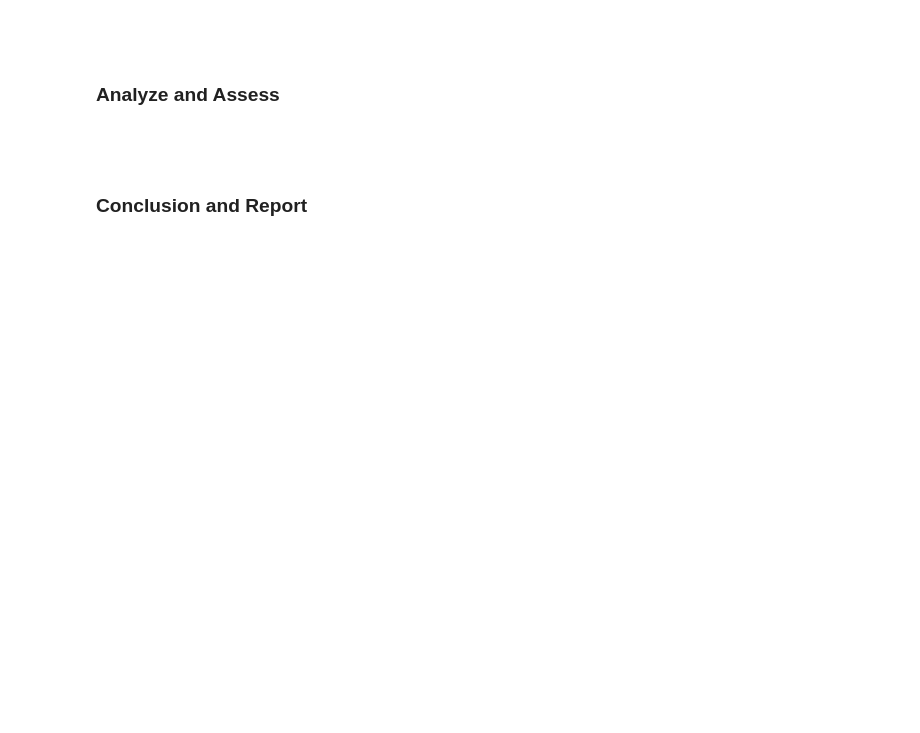
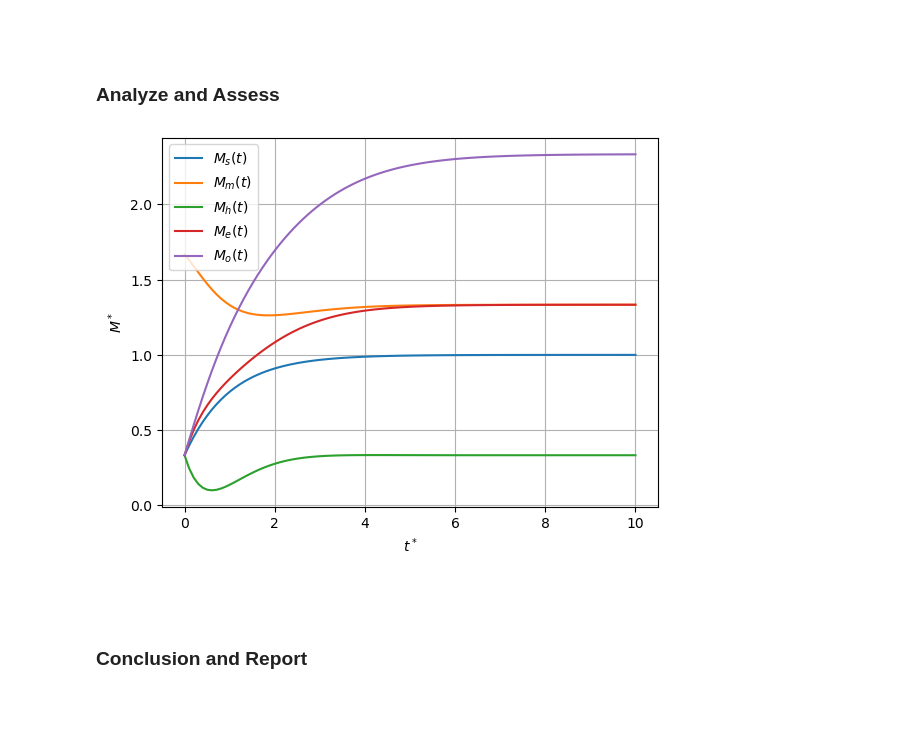
Before and after one commit to JustinTrenchcoat/MATH360_MA_1, a Jupyter notebook: main.ipynb, the cells around one changed output. Saved outputs shown, nothing was run; the diff lists cells and outputs as text; code cells hidden in the pictures; blank space fills up the shorter version.

```diff
--- a/main.ipynb
+++ b/main.ipynb
@@ -185,31 +164,66 @@ M_o0 = 0
+# %%
+#parameter
+Q_sh = 1
+Q_mh = 1
+Q_hm = 1
+Q_he = 1
+Q_eo = 1
+Q_or = 1
+
+V_s = 1
+V_m = 1
+V_h = 1
+V_e = 1
+V_o = 1
+V_r = 1
+V_sn = 1
+V_f = V_r + V_sn
+
+I_s = 1
+I_m = 1
+I_h = 1
+I_e = 1
+I_o = 1
+
+M_s0 = 1
+M_m0 = 5
+M_h0 = 1
+M_e0 = 1
+M_o0 = 1
 # %%
 #template
 # M[0] = M_s, M[1] = M_m, M[2] = M_h, M[3] = M_e, M[4] = M_o
 def f(M,t):
     dMdt = np.array([0.,0.,0.,0.,0.])
     dMdt[0] = 1 - (Q_sh * (V_h + V_f) * M[0])/(Q_he * (V_s + V_f))
     dMdt[1] = (I_m * Q_he**2 * (V_s + V_f))/(Q_hm * Q_sh * I_s * (V_h + V_f))+M[2]- (Q_mh * (V_h + V_f) * M[1])/(Q_he * (V_m + V_f))
     dMdt[2] = (I_h * Q_he * (V_s + V_f))/(Q_sh * I_s * (V_h + V_f))+M[0]-(Q_mh * Q_hm * (V_h + V_f) * M[1])/(Q_he**2 * (V_m + V_f)) -M[2]- (Q_hm * M[2])/Q_he
     dMdt[3] = (I_e * Q_he * (V_s + V_f))/(Q_sh * I_s * (V_h + V_f)) + M[2] -(Q_eo * (V_h + V_f)* M[3])/(Q_he * (V_e + V_f))
-    dMdt[4] = (I_o * Q_he * (V_e + V_f) * (V_s + V_f))/(I_s * (V_h + V_f)**2 * Q_eo * Q_sh)+M[3]- (Q_or * (V_h + V_f)* M[4])/(Q_he * (V_0 + V_f))
+    dMdt[4] = (I_o * Q_he * (V_e + V_f) * (V_s + V_f))/(I_s * (V_h + V_f)**2 * Q_eo * Q_sh)+M[3]- (Q_or * (V_h + V_f)* M[4])/(Q_he * (V_o + V_f))
 
     return dMdt
 
 #initial condition
-M0 = []
+M0 = [(M_s0 * Q_he)/(I_s*(V_h + V_f)),
+      (M_m0 * Q_he**3 * (V_s+ V_f))/(Q_hm*Q_sh*(V_h + V_f)**2 * I_s),
+      (M_h0 * Q_he**2 * (V_s+ V_f))/(Q_sh*(V_h + V_f)**2 * I_s),
+      (M_e0 * Q_he**2 * (V_s+ V_f))/(Q_sh*(V_h + V_f)**2 * I_s),
+      (M_o0 * Q_he**3 * (V_s+ V_f)*(V_e+ V_f))/(Q_eo*Q_sh*(V_h + V_f)**3* I_s)]
 #time vector
-t = np.linspace(0,3,100)
+t = np.linspace(0,10,100)
 #DE solution
 M = spi.odeint(f,M0,t)
 
 
 
 #plot
-plt.plot(t,M[:,0],t,M[:,1],t,M[:,2],M[:,3],M[:,4]), plt.grid(True)
+plt.plot(t,M[:,0],t,M[:,1],t,M[:,2],t,M[:,3],t,M[:,4]), plt.grid(True)
 plt.legend(['$M_s(t)$','$M_m(t)$','$M_h(t)$','$M_e(t)$','$M_o(t)$'])
 plt.xlabel('$t^*$')
 plt.ylabel('$M^*$')
 plt.show()
+# %% [output]
+[figure, added]
 # %% [markdown]
 <br/>
 # %% [markdown]
```
Also changed, not shown: parts of 2 cells of this notebook.
